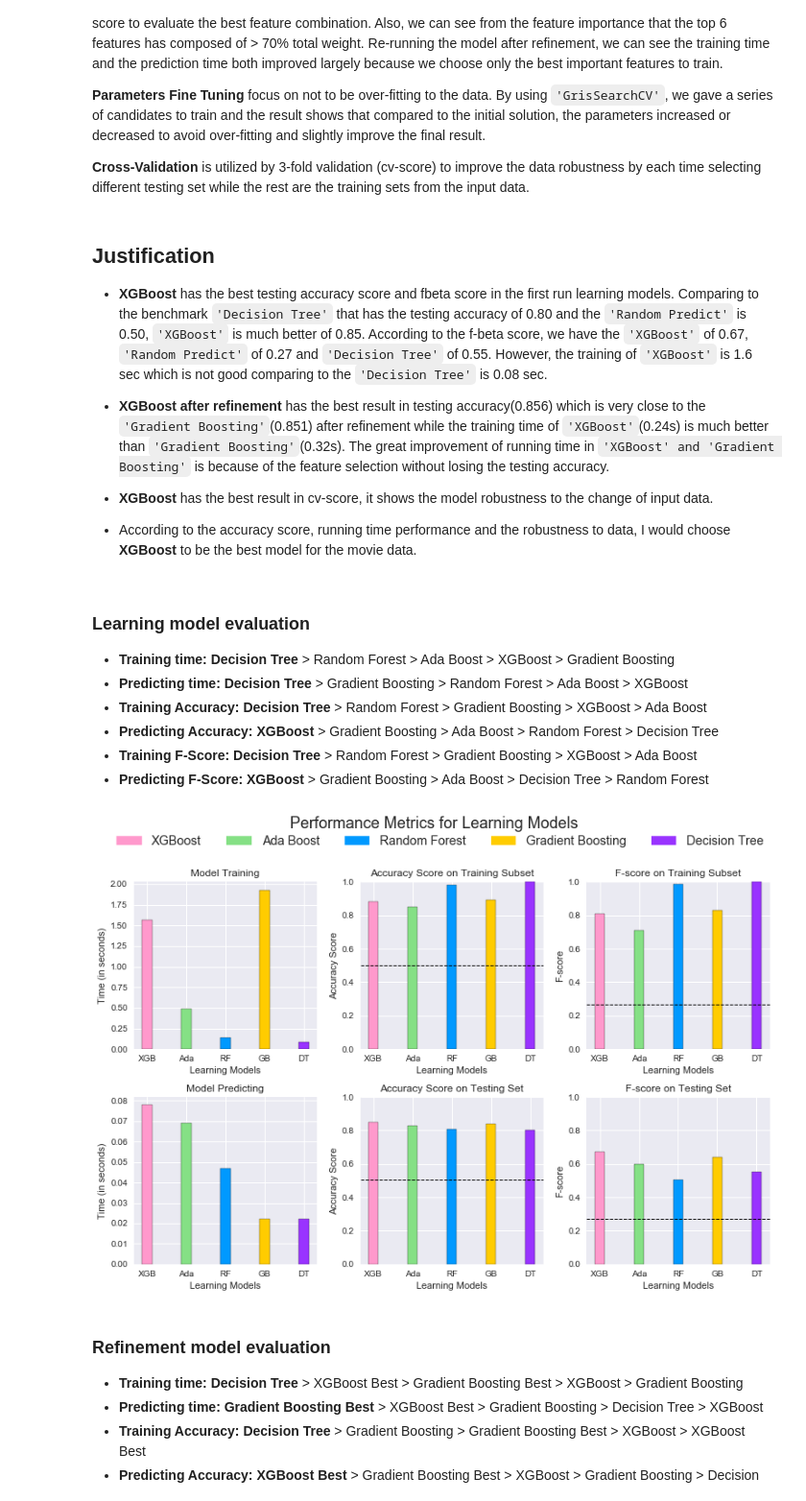
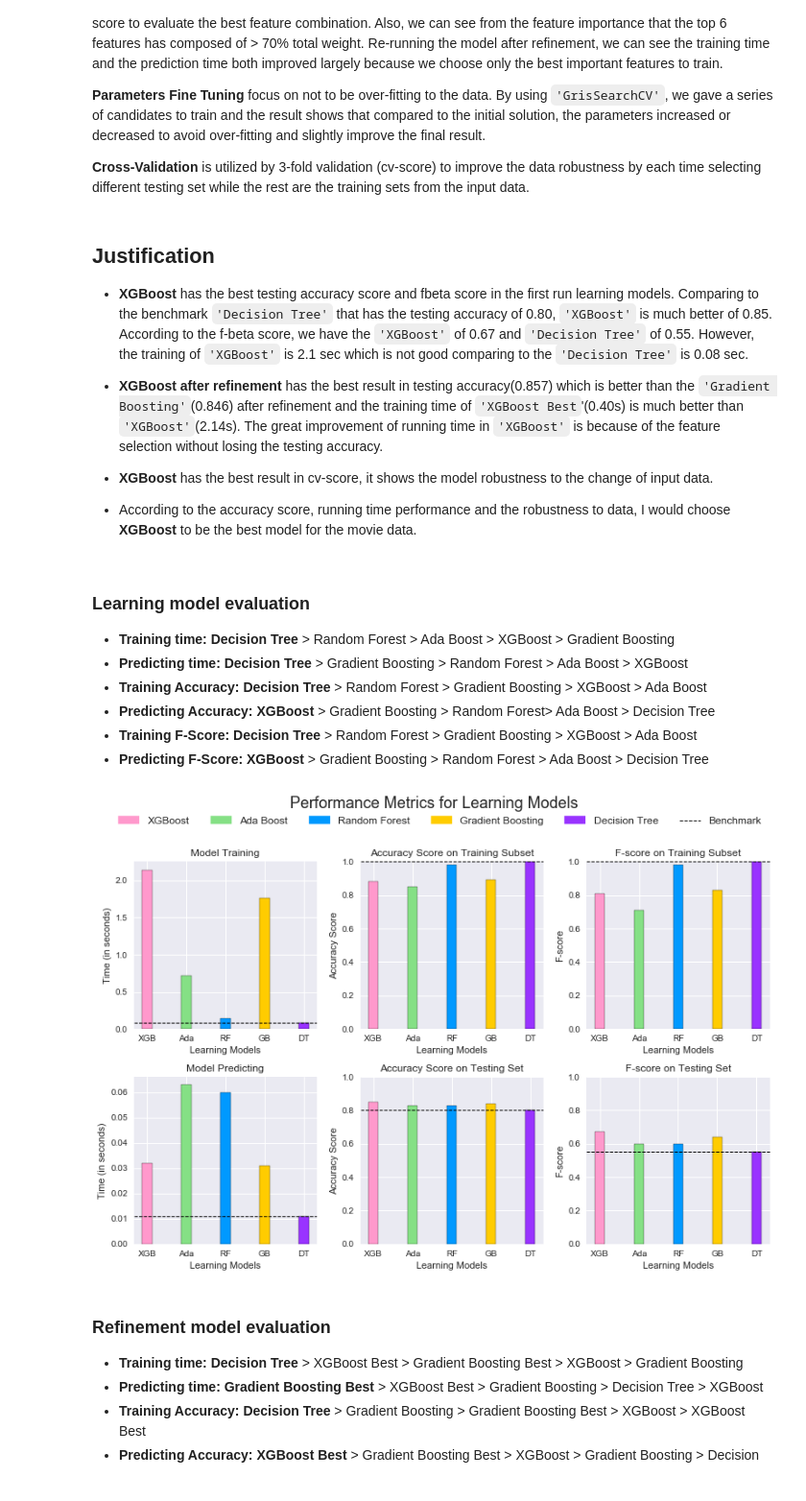
Before and after one commit to JudeChenn/Udacity_ML, a Jupyter notebook: capstone/ML Capstone Project.ipynb, the cells around one changed output. Shown at 96% size. Saved outputs shown, nothing was run; the diff lists cells and outputs as text; code cells hidden in the pictures.

```diff
--- a/capstone/ML Capstone Project.ipynb
+++ b/capstone/ML Capstone Project.ipynb
@@ -1545,16 +1533,16 @@ pp.pprint(grid_results['GB_Best'])
 # %% [markdown]
 ## Justification
 
-- **XGBoost** has the best testing accuracy score and fbeta score in the first run learning models. Comparing to the benchmark `'Decision Tree'` that has the testing accuracy of 0.80 and the `'Random Predict'` is 0.50, `'XGBoost'` is much better of 0.85. According to the f-beta score, we have the `'XGBoost'` of 0.67, `'Random Predict'` of 0.27 and `'Decision Tree'` of 0.55. However, the training of `'XGBoost'` is 1.6 sec which is not good comparing to the `'Decision Tree'` is 0.08 sec.
+- **XGBoost** has the best testing accuracy score and fbeta score in the first run learning models. Comparing to the benchmark `'Decision Tree'` that has the testing accuracy of 0.80, `'XGBoost'` is much better of 0.85. According to the f-beta score, we have the `'XGBoost'` of 0.67 and `'Decision Tree'` of 0.55. However, the training of `'XGBoost'` is 2.1 sec which is not good comparing to the `'Decision Tree'` is 0.08 sec.
 
-- **XGBoost after refinement** has the best result in testing accuracy(0.856) which is very close to the `'Gradient Boosting'`(0.851) after refinement while the training time of `'XGBoost'`(0.24s) is much better than `'Gradient Boosting'`(0.32s). The great improvement of running time in `'XGBoost' and 'Gradient Boosting'` is because of the feature selection without losing the testing accuracy.
+- **XGBoost after refinement** has the best result in testing accuracy(0.857) which is better than the `'Gradient Boosting'`(0.846) after refinement and the training time of `'XGBoost Best`'(0.40s) is much better than `'XGBoost'`(2.14s). The great improvement of running time in `'XGBoost'` is because of the feature selection without losing the testing accuracy.
 
 - **XGBoost** has the best result in cv-score, it shows the model robustness to the change of input data.
 
 - According to the accuracy score, running time performance and the robustness to data, I would choose **XGBoost** to be the best model for the movie data.
 # %%
 # Create plot for model evaluation
-def evaluate(results, accuracy, f1, idx):
+def evaluate(results, idx):
     fig, ax = plt.subplots(2, 3, figsize = (11,7))
     bar_width = 0.25
     colors = ['#ff99cc','#85e085','#0099ff','#ffcc00','#9933ff']
@@ -1589,11 +1577,13 @@ def evaluate(results, accuracy, f1, idx):
     ax[1, 1].set_title("Accuracy Score on Testing Set")
     ax[1, 2].set_title("F-score on Testing Set")
 
-    # Add horizontal lines for random predictor
-    ax[0, 1].axhline(y = accuracy, xmin = -0.1, xmax = 3.0, linewidth = 1, color = 'k', linestyle = 'dashed')
-    ax[1, 1].axhline(y = accuracy, xmin = -0.1, xmax = 3.0, linewidth = 1, color = 'k', linestyle = 'dashed')
-    ax[0, 2].axhline(y = f1, xmin = -0.1, xmax = 3.0, linewidth = 1, color = 'k', linestyle = 'dashed')
-    ax[1, 2].axhline(y = f1, xmin = -0.1, xmax = 3.0, linewidth = 1, color = 'k', linestyle = 'dashed')
+    # Add horizontal lines for Benchmark
+    dline = ax[0, 0].axhline(y = results['Decision Tree']['train_time'], label = 'Benchmark', xmin = -0.1, xmax = 3.0, linewidth = 1, color = 'k', linestyle = 'dashed')
+    ax[1, 0].axhline(y = results['Decision Tree']['pred_time'], xmin = -0.1, xmax = 3.0, linewidth = 1, color = 'k', linestyle = 'dashed')
+    ax[0, 1].axhline(y = results['Decision Tree']['acc_train'], xmin = -0.1, xmax = 3.0, linewidth = 1, color = 'k', linestyle = 'dashed')
+    ax[1, 1].axhline(y = results['Decision Tree']['acc_test'], xmin = -0.1, xmax = 3.0, linewidth = 1, color = 'k', linestyle = 'dashed')
+    ax[0, 2].axhline(y = results['Decision Tree']['f_train'], xmin = -0.1, xmax = 3.0, linewidth = 1, color = 'k', linestyle = 'dashed')
+    ax[1, 2].axhline(y = results['Decision Tree']['f_test'], xmin = -0.1, xmax = 3.0, linewidth = 1, color = 'k', linestyle = 'dashed')
 
     # Set y-limits for score panels
     ax[0, 1].set_ylim((0, 1))
@@ -1605,8 +1595,9 @@ def evaluate(results, accuracy, f1, idx):
     patches = []
     for i, learner in enumerate(results.keys()):
         patches.append(mpatches.Patch(color = colors[i], label = learner))
+    patches.append(dline)
     plt.legend(handles = patches, bbox_to_anchor = (-.80, 2.53), \
-               loc = 'center', borderaxespad = 0., ncol = 5, fontsize = 'x-large')
+               loc = 'center', borderaxespad = 0., ncol = 6, fontsize = 'large')
 
     if idx == 1: # index for model training
         plt.suptitle("Performance Metrics for Learning Models", fontsize = 18, y = 1.10)
@@ -1620,13 +1611,13 @@ def evaluate(results, accuracy, f1, idx):
 - **Training time:** **Decision Tree** > Random Forest > Ada Boost > XGBoost > Gradient Boosting
 - **Predicting time:** **Decision Tree** > Gradient Boosting > Random Forest > Ada Boost > XGBoost
 - **Training Accuracy:** **Decision Tree** > Random Forest > Gradient Boosting > XGBoost > Ada Boost
-- **Predicting Accuracy:** **XGBoost** > Gradient Boosting > Ada Boost > Random Forest > Decision Tree
+- **Predicting Accuracy:** **XGBoost** > Gradient Boosting > Random Forest> Ada Boost > Decision Tree
 - **Training F-Score:** **Decision Tree** > Random Forest > Gradient Boosting > XGBoost > Ada Boost
-- **Predicting F-Score:** **XGBoost** > Gradient Boosting > Ada Boost > Decision Tree > Random Forest
+- **Predicting F-Score:** **XGBoost** > Gradient Boosting > Random Forest > Ada Boost > Decision Tree
 # %%
-evaluate(results, random['acc_random'], random['f_random'], 1)
+evaluate(results, 1)
 # %% [output]
-[figure, old version]
+[figure, new version]
 # %% [markdown]
 ### Refinement model evaluation
 
```
Also changed, not shown: parts of 37 cells of this notebook, 1 other file.
